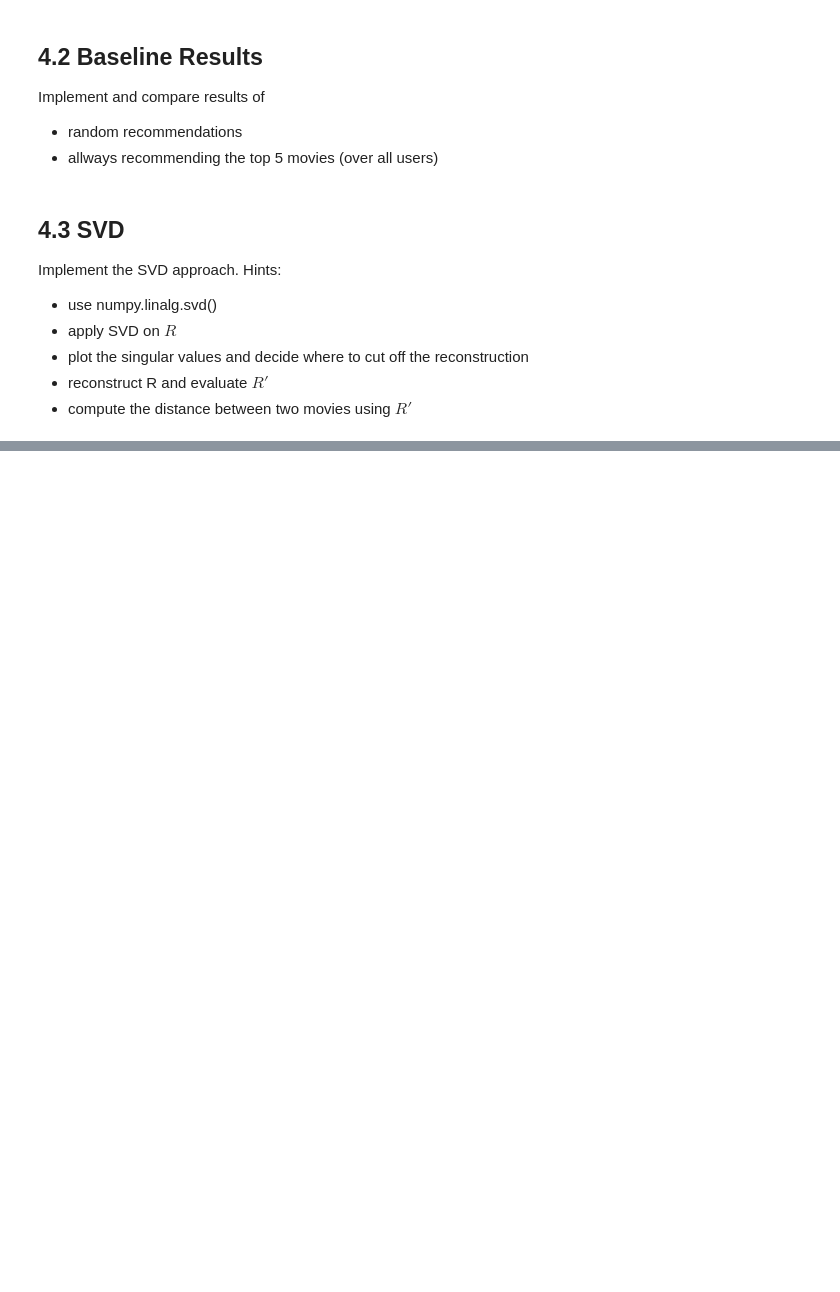
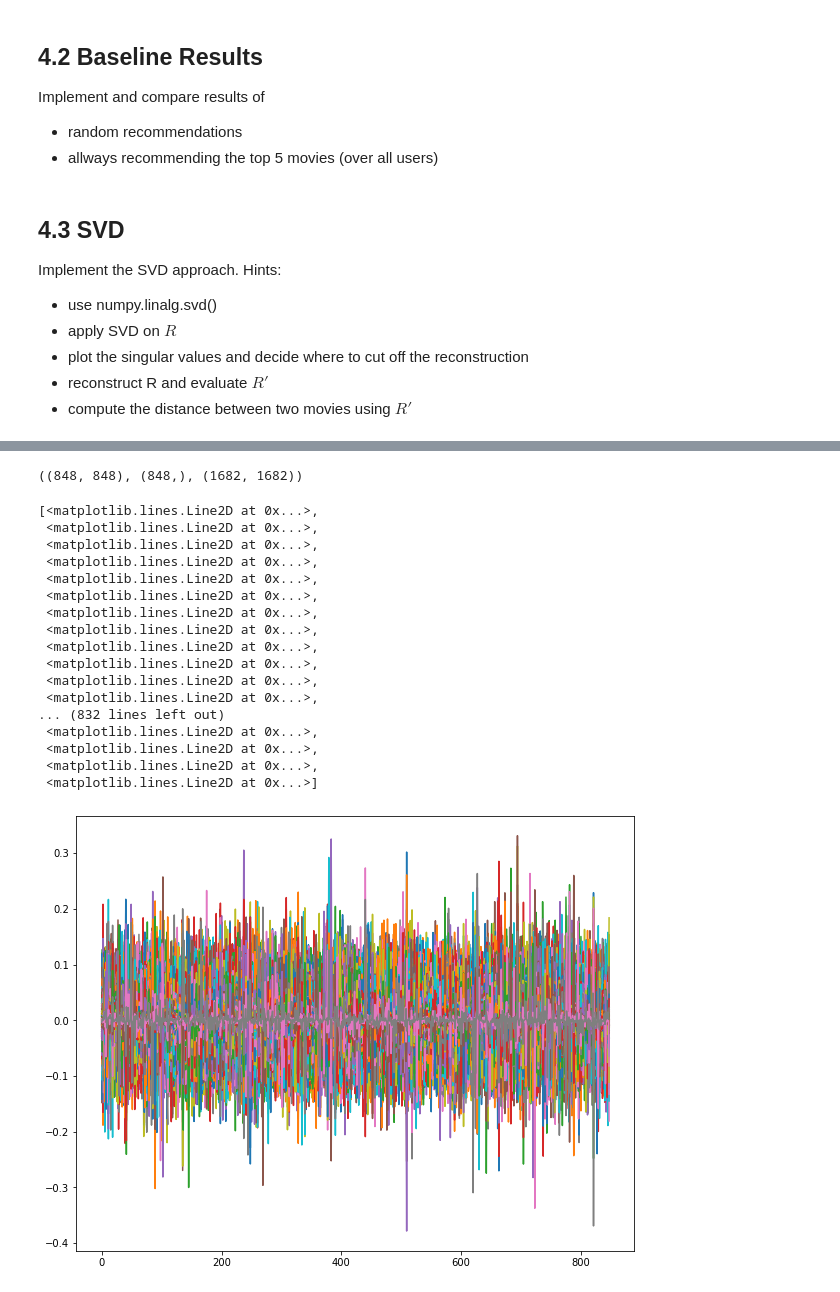
Before and after one commit to anakinsbrn/DataScienceSS20, a Jupyter notebook: Exercises/2_b_Recommender_SVD.ipynb, the cells around one changed output, grey strips where cells are left out. Saved outputs shown, nothing was run; the diff lists cells and outputs as text; code cells hidden in the pictures; blank space fills up the shorter version.

```diff
--- a/Exercises/2_b_Recommender_SVD.ipynb
+++ b/Exercises/2_b_Recommender_SVD.ipynb
@@ -200,0 +219,28 @@ Name: title, dtype: object
+# %%
+from sklearn.model_selection import train_test_split
+R_train, R_test = train_test_split(R, test_size=0.1)
+u,s,v=np.linalg.svd(R_train)
+u.shape, s.shape, v.shape
+# %% [output]
+((848, 848), (848,), (1682, 1682))
+# %%
+plt.plot(u)
+# %% [output]
+[<matplotlib.lines.Line2D at 0x...>,
+ <matplotlib.lines.Line2D at 0x...>,
+ <matplotlib.lines.Line2D at 0x...>,
+ <matplotlib.lines.Line2D at 0x...>,
+ <matplotlib.lines.Line2D at 0x...>,
+ <matplotlib.lines.Line2D at 0x...>,
+ <matplotlib.lines.Line2D at 0x...>,
+ <matplotlib.lines.Line2D at 0x...>,
+ <matplotlib.lines.Line2D at 0x...>,
+ <matplotlib.lines.Line2D at 0x...>,
+ <matplotlib.lines.Line2D at 0x...>,
+ <matplotlib.lines.Line2D at 0x...>,
+... (832 lines left out)
+ <matplotlib.lines.Line2D at 0x...>,
+ <matplotlib.lines.Line2D at 0x...>,
+ <matplotlib.lines.Line2D at 0x...>,
+ <matplotlib.lines.Line2D at 0x...>]
+[figure, added]
```
Also changed, not shown: parts of 17 cells of this notebook.
